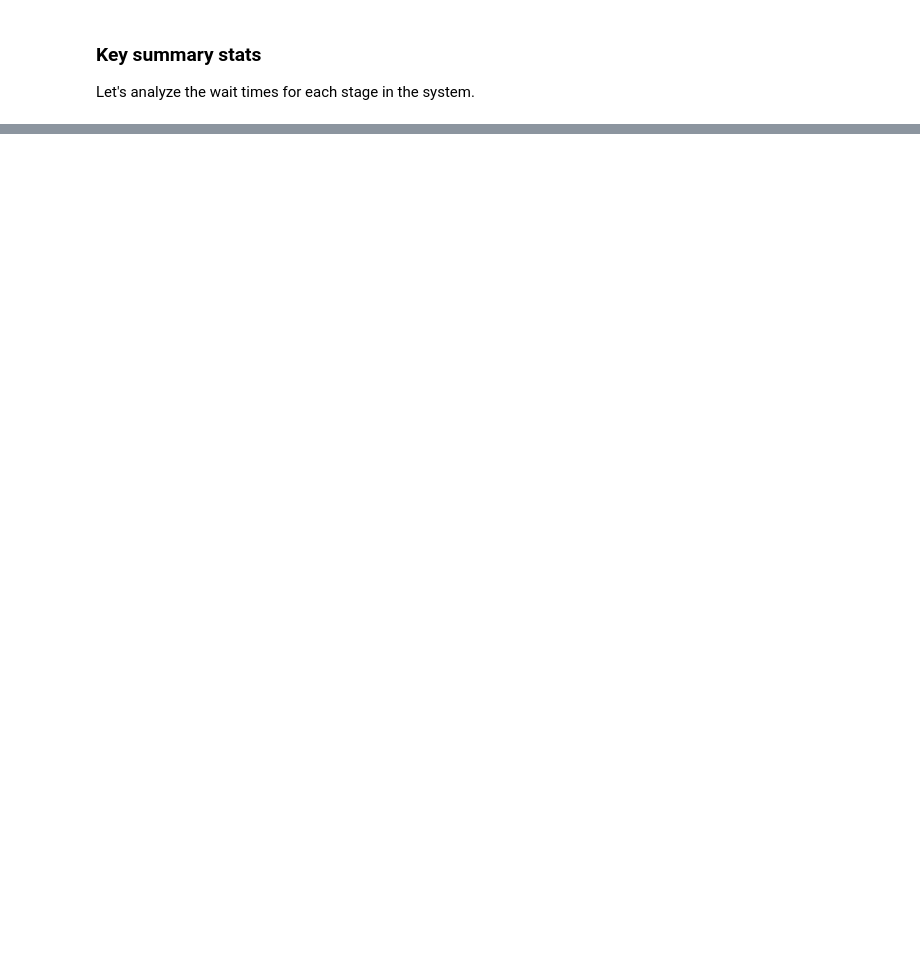
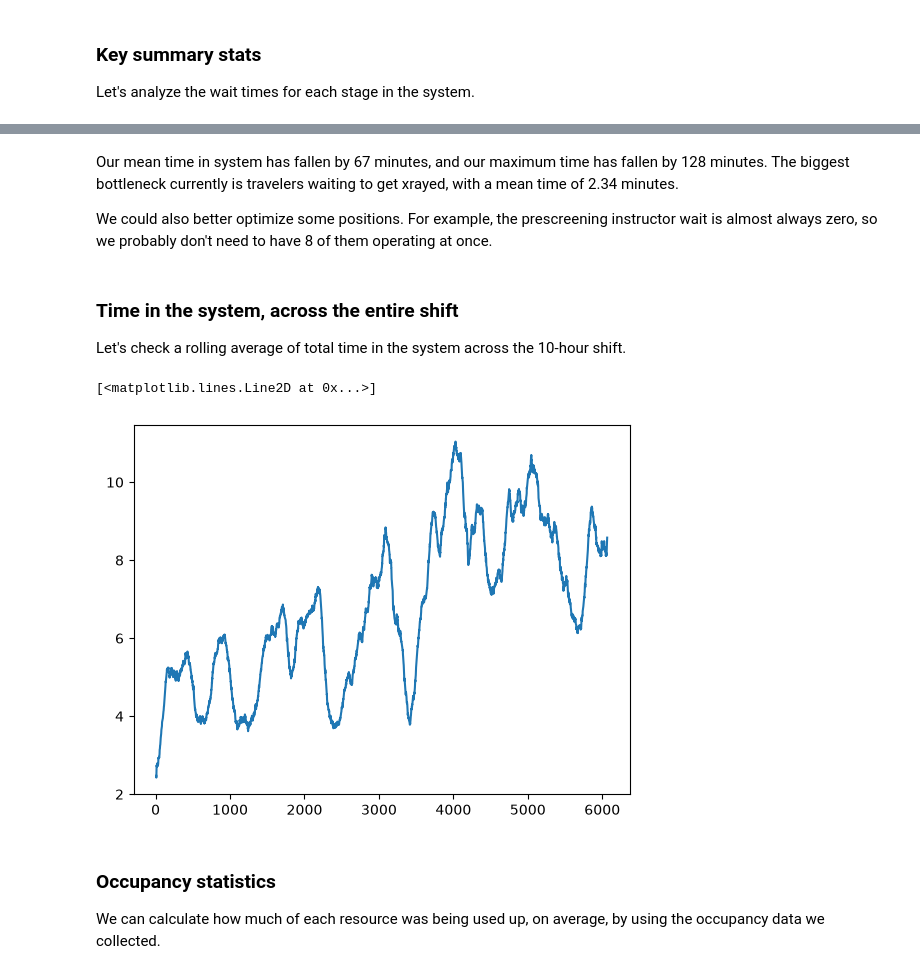
Before and after one commit to artmast64/mis_4480_hw3, a Jupyter notebook: notebooks/hw3.ipynb, the cells around one changed output, grey strips where cells are left out. Cells and saved outputs as stored; diff of their text form; code cells hidden in the pictures; blank space fills up the shorter version.

```diff
--- a/notebooks/hw3.ipynb
+++ b/notebooks/hw3.ipynb
@@ -404,0 +435,6 @@ security_traveler_log_df.loc[:, ['wait_for_passport_viewer', 'wait_for_prescreen
+# %%
+security_traveler_log_df = pd.read_csv('./output/security_traveler_log_df.csv')
+security_traveler_log_df = compute_durations(security_traveler_log_df)
+security_traveler_log_df.loc[:, ['wait_for_passport_viewer', 'wait_for_prescreen_help',
+                                 'wait_for_human_xray', 'wait_for_bag_xray',
+                                 'wait_for_baggage', 'post_xray_time', 'time_in_system']].describe()
@@ -404,0 +451,18 @@ security_traveler_log_df.loc[:, ['wait_for_passport_viewer', 'wait_for_prescreen
+# %% [markdown]
+Our mean time in system has fallen by 67 minutes, and our maximum time has fallen by 128 minutes. The biggest bottleneck currently is travelers waiting to get xrayed, with a mean time of 2.34 minutes.
+
+We could also better optimize some positions. For example, the prescreening instructor wait is almost always zero, so we probably don't need to have 8 of them operating at once.
+# %% [markdown]
+### Time in the system, across the entire shift
+
+Let's check a rolling average of total time in the system across the 10-hour shift.
+# %%
+y = security_traveler_log_df['time_in_system'].rolling(100, 10).mean()
+plt.plot(y)
+# %% [output]
+[<matplotlib.lines.Line2D at 0x...>]
+[figure, added]
+# %% [markdown]
+### Occupancy statistics
+
+We can calculate how much of each resource was being used up, on average, by using the occupancy data we collected.
```
Also changed, not shown: parts of 54 cells of this notebook, 3 other files.
